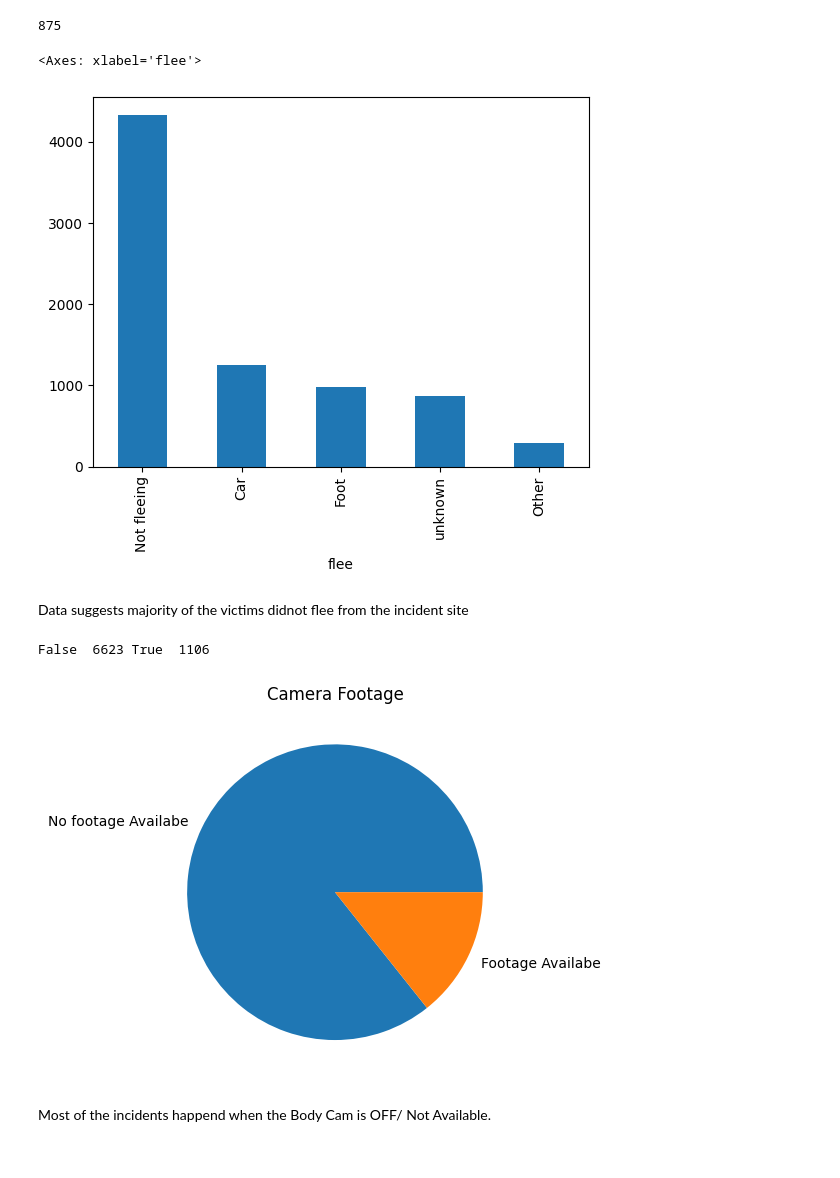
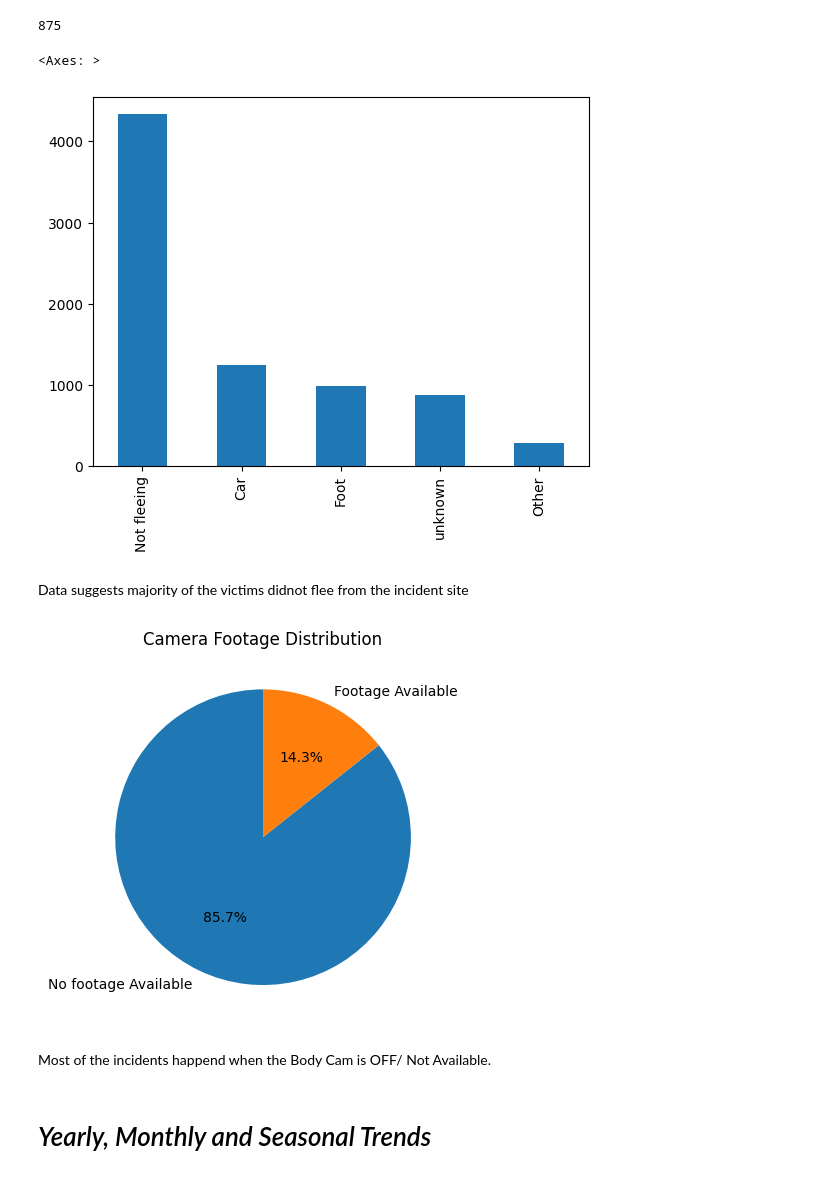
Before and after one commit to sai-charan-b/data-mining-project, a Jupyter notebook: charan_data_analysis.ipynb, the cells around one changed output. Cells and saved outputs as stored; diff of their text form; code cells hidden in the pictures.

```diff
--- a/charan_data_analysis.ipynb
+++ b/charan_data_analysis.ipynb
@@ -1,7 +1,7 @@
 # %%
 import pandas as pd
 # %%
-df=pd.read_csv('US Police shootings in from 2015-22.csv')
+df=pd.read_csv('/content/drive/MyDrive/US Police shootings in from 2015-22.csv')
 # %%
 df.columns
 # %% [output]
@@ -291,21 +323,22 @@ df['flee'] = df['flee'].fillna('unknown')
 # %%
 df['flee'].value_counts().plot(kind='bar')
 # %% [output]
-<Axes: xlabel='flee'>
+<Axes: >
-[figure, old version]
+[figure, new version]
 # %% [markdown]
 Data suggests majority of the victims didnot flee from the incident site
 # %%
-body_camera_true = body_camera_footage.query('body_camera == True')
-body_camera_false = body_camera_footage.query('body_camera == False')
-print('False ',len(body_camera_false),'True ',len(body_camera_true))
-x = ['No footage Availabe','Footage Availabe']
-y = [len(body_camera_false),len(body_camera_true)]
-plt.pie(y, labels = x)
-plt.title(label = 'Camera Footage')
+body_camera_counts = df['body_camera'].value_counts()
+
+x = ['No footage Available', 'Footage Available']
+y = body_camera_counts.values
+
+plt.pie(y, labels=x, autopct='%1.1f%%', startangle=90)
+plt.title('Camera Footage Distribution')
 plt.show()
 # %% [output]
-False  6623 True  1106
-[figure, old version]
+[figure, new version]
 # %% [markdown]
 Most of the incidents happend when the Body Cam is OFF/ Not Available.
+# %% [markdown]
+# *Yearly, Monthly and Seasonal Trends*
```
Also changed, not shown: parts of 25 cells of this notebook.
